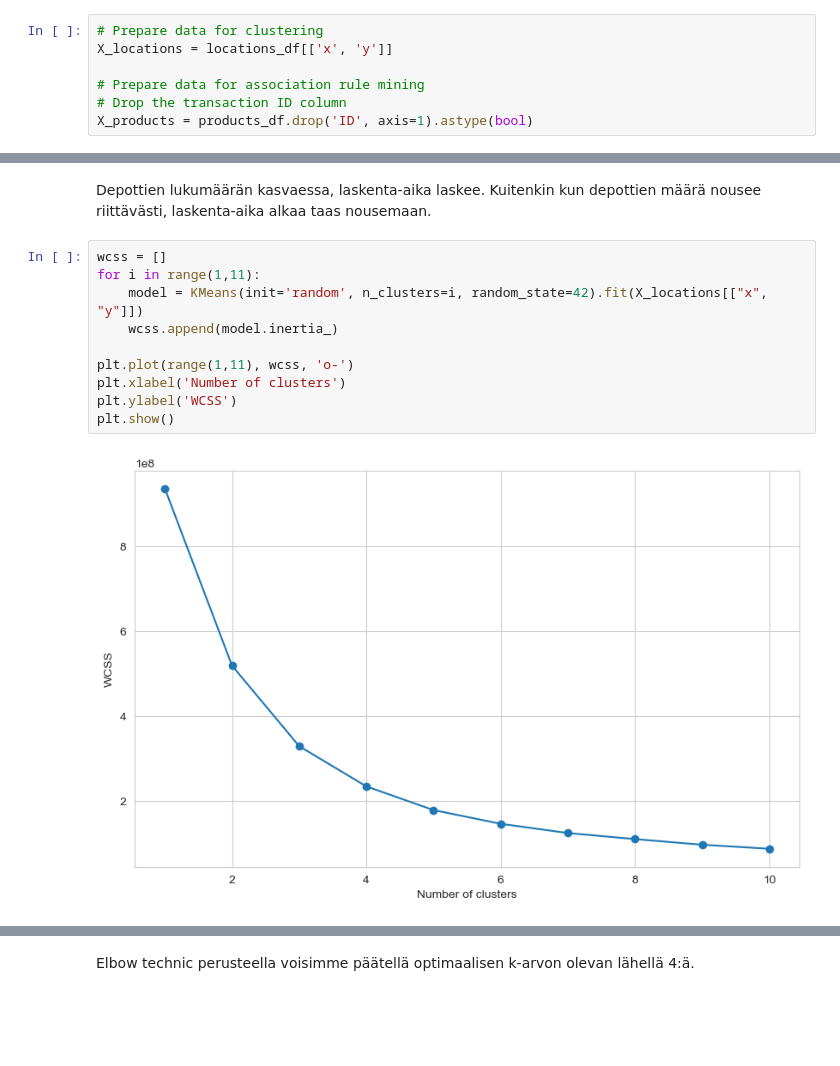
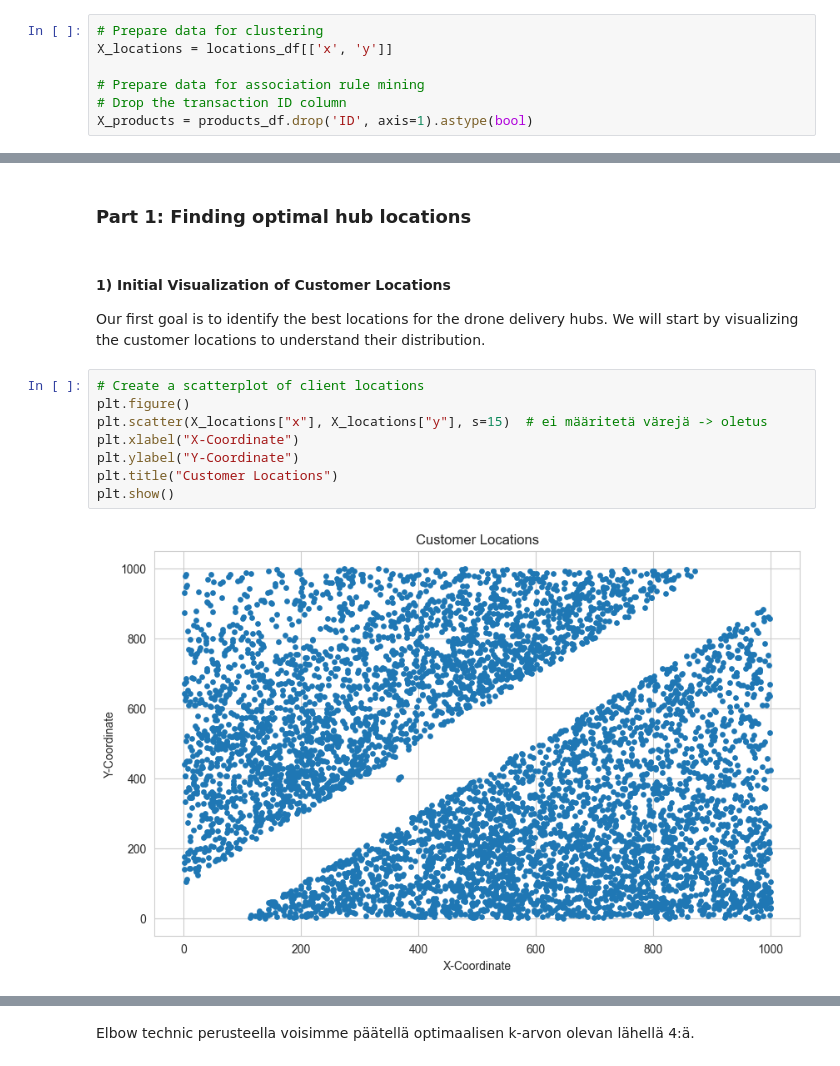
Before and after one commit to Itz-Ezu/DKKO_group6, a Jupyter notebook: drone_cluster/clusteringAndAssociation.ipynb, the cells around one changed output, grey strips where cells are left out. Drawn from its saved outputs; the diff is of its cells as text; blank space fills up the shorter version.

```diff
--- a/drone_cluster/clusteringAndAssociation.ipynb
+++ b/drone_cluster/clusteringAndAssociation.ipynb
@@ -268,14 +153,18 @@ plt.show()
-# %% [markdown]
-Depottien lukumäärän kasvaessa, laskenta-aika laskee. Kuitenkin kun depottien määrä nousee riittävästi, laskenta-aika alkaa taas nousemaan.
-# %%
-wcss = []
-for i in range(1,11):
-    model = KMeans(init='random', n_clusters=i, random_state=42).fit(X_locations[["x", "y"]])
-    wcss.append(model.inertia_)
-
-plt.plot(range(1,11), wcss, 'o-')
-plt.xlabel('Number of clusters')
-plt.ylabel('WCSS')
-plt.show()
-# %% [output]
-[figure, removed]
+# %% [markdown]
+
+### Part 1: Finding optimal hub locations
+# %% [markdown]
+
+#### 1) Initial Visualization of Customer Locations
+
+Our first goal is to identify the best locations for the drone delivery hubs. We will start by visualizing the customer locations to understand their distribution.
+# %%
+# Create a scatterplot of client locations
+plt.figure()
+plt.scatter(X_locations["x"], X_locations["y"], s=15)  # ei määritetä värejä -> oletus
+plt.xlabel("X-Coordinate")
+plt.ylabel("Y-Coordinate")
+plt.title("Customer Locations")
+plt.show()
+# %% [output]
+[figure, added]
```
Also changed, not shown: parts of 56 cells of this notebook.
